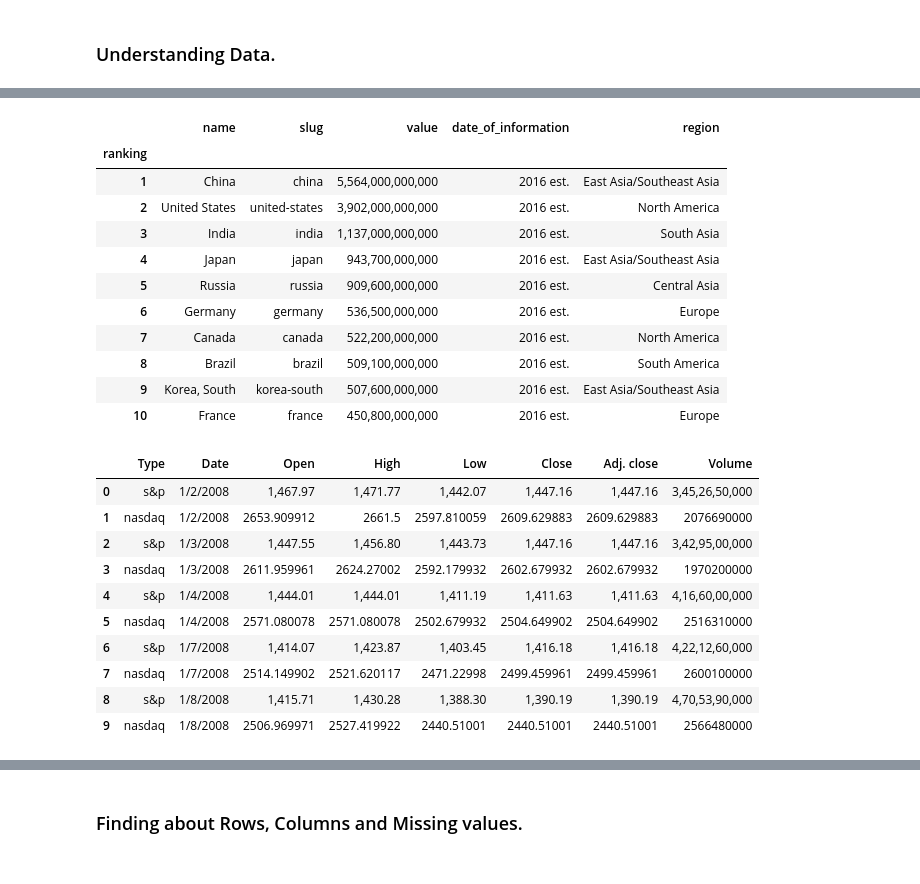
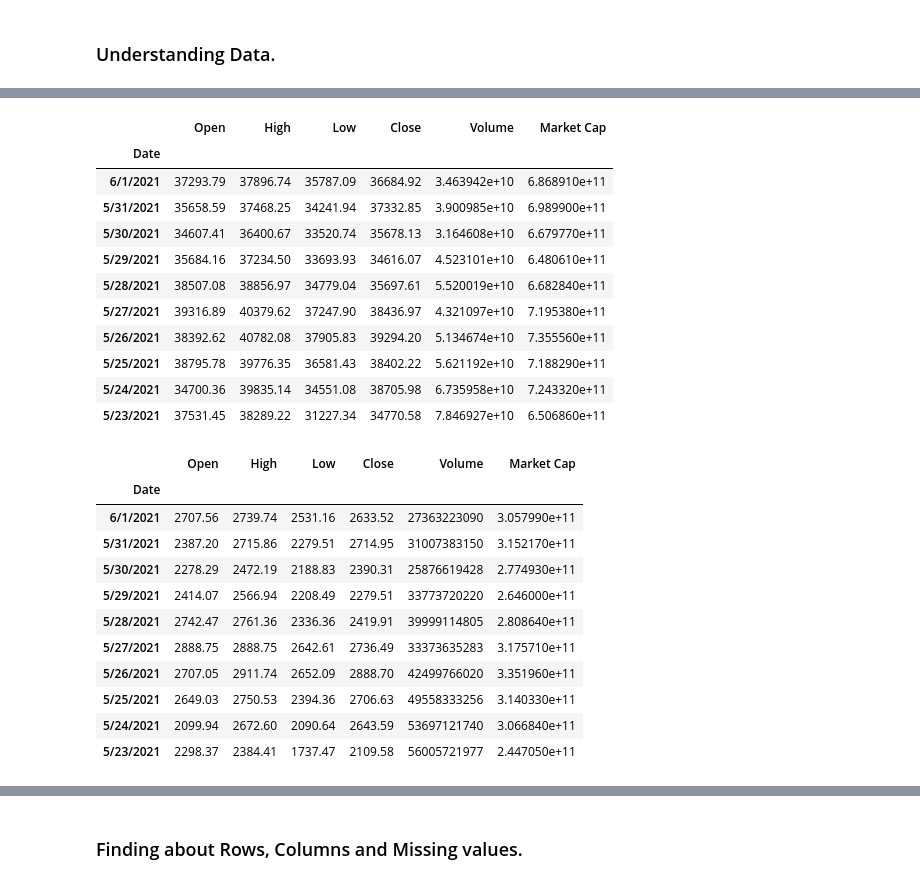
Before and after one commit to aashu26698/Cryptocurrencies-AnInfographic, a Jupyter notebook: Cryptocurrency EDA.ipynb, the cells around one changed output, grey strips where cells are left out. Saved outputs shown, nothing was run; the diff lists cells and outputs as text; code cells hidden in the pictures.

```diff
--- a/Cryptocurrency EDA.ipynb
+++ b/Cryptocurrency EDA.ipynb
@@ -11,8 +11,12 @@ btc = pd.read_csv("C:\\Users\\Yuvraj\\Desktop\\Sem 1\\DAB 103 Analytical tools a
 eth = pd.read_csv("C:\\Users\\Yuvraj\\Desktop\\Sem 1\\DAB 103 Analytical tools and decision making\\Project\\Crypto data from 2017-2021\\ETH\\eth_usd_daily.csv",index_col="Date")
 doge = pd.read_csv("C:\\Users\\Yuvraj\\Desktop\\Sem 1\\DAB 103 Analytical tools and decision making\\Project\\Crypto data from 2017-2021\\DOGE\\doge_usd_daily.csv",index_col="Date")
 banks = pd.read_csv("C:\\Users\\Yuvraj\\Desktop\\Sem 1\\DAB 103 Analytical tools and decision making\\Project\\Banks\\top_50_banks.csv",index_col="Rank")
-market_cap = pd.read_csv("C:\\Users\\Yuvraj\\Desktop\\Sem 1\\DAB 103 Analytical tools and decision making\\Project\\Market Capital\\combined_market_cap.csv")
-energy_consumption = pd.read_csv("C:\\Users\\Yuvraj\\Desktop\\Sem 1\\DAB 103 Analytical tools and decision making\\Project\\Energy consumption\\electricity_consumption_for_countries.csv",index_col="ranking")
-stocks = pd.read_csv("C:\\Users\\Yuvraj\\Desktop\\Sem 1\\DAB 103 Analytical tools and decision making\\Project\\NYSE AND NASDAQ\combined_s&p_nasdaq.csv")
+btc_1year_market_cap = pd.read_csv("C:\\Users\\Yuvraj\\Desktop\\Sem 1\\DAB 103 Analytical tools and decision making\\Project\\Market Capital\\btc_1year_market_cap.csv",index_col="Date")
+eth_1year_market_cap = pd.read_csv("C:\\Users\\Yuvraj\\Desktop\\Sem 1\\DAB 103 Analytical tools and decision making\\Project\\Market Capital\\eth_1year_market_cap.csv",index_col="Date")
+doge_1year_market_cap = pd.read_csv("C:\\Users\\Yuvraj\\Desktop\\Sem 1\\DAB 103 Analytical tools and decision making\\Project\\Market Capital\\doge_1year_market_cap.csv",index_col="Date")
+energy_consumption_countries = pd.read_csv("C:\\Users\\Yuvraj\\Desktop\\Sem 1\\DAB 103 Analytical tools and decision making\\Project\\Energy consumption\\electricity_consumption_for_countries.csv",index_col="ranking")
+energy_consumption_bitcoin = pd.read_csv("C:\\Users\\Yuvraj\\Desktop\\Sem 1\\DAB 103 Analytical tools and decision making\\Project\\Energy consumption\\bitcoin_mininig_energy_consumption.csv")
+sp500_stocks = pd.read_csv("C:\\Users\\Yuvraj\\Desktop\\Sem 1\\DAB 103 Analytical tools and decision making\\Project\\NYSE AND NASDAQ\s&p500_2008_to_2010.csv",index_col="Date")
+dji_stocks = pd.read_csv("C:\\Users\\Yuvraj\\Desktop\\Sem 1\\DAB 103 Analytical tools and decision making\\Project\\NYSE AND NASDAQ\dji_2008_to_2010.csv",index_col="Date")
 # %% [markdown]
 ### Understanding Data.
@@ -113,29 +83,30 @@ market_cap.head(10)
 # %%
-energy_consumption.head(10)
+btc_1year_market_cap.head(10)
 # %% [output]
-|  | name | slug | value | date_of_information | region |
-| ranking |  |  |  |  |  |
-| 1 | China | china | 5,564,000,000,000 | 2016 est. | East Asia/Southeast Asia |
-| 2 | United States | united-states | 3,902,000,000,000 | 2016 est. | North America |
-| 3 | India | india | 1,137,000,000,000 | 2016 est. | South Asia |
-| 4 | Japan | japan | 943,700,000,000 | 2016 est. | East Asia/Southeast Asia |
-| 5 | Russia | russia | 909,600,000,000 | 2016 est. | Central Asia |
-| 6 | Germany | germany | 536,500,000,000 | 2016 est. | Europe |
-| 7 | Canada | canada | 522,200,000,000 | 2016 est. | North America |
-| 8 | Brazil | brazil | 509,100,000,000 | 2016 est. | South America |
-| 9 | Korea, South | korea-south | 507,600,000,000 | 2016 est. | East Asia/Southeast Asia |
-| 10 | France | france | 450,800,000,000 | 2016 est. | Europe |
+|  | Open | High | Low | Close | Volume | Market Cap |
+| Date |  |  |  |  |  |  |
+| 6/1/2021 | 37293.79 | 37896.74 | 35787.09 | 36684.92 | 3.463942e+10 | 6.868910e+11 |
+| 5/31/2021 | 35658.59 | 37468.25 | 34241.94 | 37332.85 | 3.900985e+10 | 6.989900e+11 |
+| 5/30/2021 | 34607.41 | 36400.67 | 33520.74 | 35678.13 | 3.164608e+10 | 6.679770e+11 |
+| 5/29/2021 | 35684.16 | 37234.50 | 33693.93 | 34616.07 | 4.523101e+10 | 6.480610e+11 |
+| 5/28/2021 | 38507.08 | 38856.97 | 34779.04 | 35697.61 | 5.520019e+10 | 6.682840e+11 |
+| 5/27/2021 | 39316.89 | 40379.62 | 37247.90 | 38436.97 | 4.321097e+10 | 7.195380e+11 |
+| 5/26/2021 | 38392.62 | 40782.08 | 37905.83 | 39294.20 | 5.134674e+10 | 7.355560e+11 |
+| 5/25/2021 | 38795.78 | 39776.35 | 36581.43 | 38402.22 | 5.621192e+10 | 7.188290e+11 |
+| 5/24/2021 | 34700.36 | 39835.14 | 34551.08 | 38705.98 | 6.735958e+10 | 7.243320e+11 |
+| 5/23/2021 | 37531.45 | 38289.22 | 31227.34 | 34770.58 | 7.846927e+10 | 6.506860e+11 |
 # %%
-stocks.head(10)
+eth_1year_market_cap.head(10)
 # %% [output]
-|  | Type | Date | Open | High | Low | Close | Adj. close | Volume |
-| 0 | s&p | 1/2/2008 | 1,467.97 | 1,471.77 | 1,442.07 | 1,447.16 | 1,447.16 | 3,45,26,50,000 |
-| 1 | nasdaq | 1/2/2008 | 2653.909912 | 2661.5 | 2597.810059 | 2609.629883 | 2609.629883 | 2076690000 |
-| 2 | s&p | 1/3/2008 | 1,447.55 | 1,456.80 | 1,443.73 | 1,447.16 | 1,447.16 | 3,42,95,00,000 |
-| 3 | nasdaq | 1/3/2008 | 2611.959961 | 2624.27002 | 2592.179932 | 2602.679932 | 2602.679932 | 1970200000 |
-| 4 | s&p | 1/4/2008 | 1,444.01 | 1,444.01 | 1,411.19 | 1,411.63 | 1,411.63 | 4,16,60,00,000 |
-| 5 | nasdaq | 1/4/2008 | 2571.080078 | 2571.080078 | 2502.679932 | 2504.649902 | 2504.649902 | 2516310000 |
-| 6 | s&p | 1/7/2008 | 1,414.07 | 1,423.87 | 1,403.45 | 1,416.18 | 1,416.18 | 4,22,12,60,000 |
-| 7 | nasdaq | 1/7/2008 | 2514.149902 | 2521.620117 | 2471.22998 | 2499.459961 | 2499.459961 | 2600100000 |
-| 8 | s&p | 1/8/2008 | 1,415.71 | 1,430.28 | 1,388.30 | 1,390.19 | 1,390.19 | 4,70,53,90,000 |
-| 9 | nasdaq | 1/8/2008 | 2506.969971 | 2527.419922 | 2440.51001 | 2440.51001 | 2440.51001 | 2566480000 |
+|  | Open | High | Low | Close | Volume | Market Cap |
+| Date |  |  |  |  |  |  |
+| 6/1/2021 | 2707.56 | 2739.74 | 2531.16 | 2633.52 | 27363223090 | 3.057990e+11 |
+| 5/31/2021 | 2387.20 | 2715.86 | 2279.51 | 2714.95 | 31007383150 | 3.152170e+11 |
+| 5/30/2021 | 2278.29 | 2472.19 | 2188.83 | 2390.31 | 25876619428 | 2.774930e+11 |
+| 5/29/2021 | 2414.07 | 2566.94 | 2208.49 | 2279.51 | 33773720220 | 2.646000e+11 |
+| 5/28/2021 | 2742.47 | 2761.36 | 2336.36 | 2419.91 | 39999114805 | 2.808640e+11 |
+| 5/27/2021 | 2888.75 | 2888.75 | 2642.61 | 2736.49 | 33373635283 | 3.175710e+11 |
+| 5/26/2021 | 2707.05 | 2911.74 | 2652.09 | 2888.70 | 42499766020 | 3.351960e+11 |
+| 5/25/2021 | 2649.03 | 2750.53 | 2394.36 | 2706.63 | 49558333256 | 3.140330e+11 |
+| 5/24/2021 | 2099.94 | 2672.60 | 2090.64 | 2643.59 | 53697121740 | 3.066840e+11 |
+| 5/23/2021 | 2298.37 | 2384.41 | 1737.47 | 2109.58 | 56005721977 | 2.447050e+11 |
```
Also changed, not shown: parts of 55 cells of this notebook.
